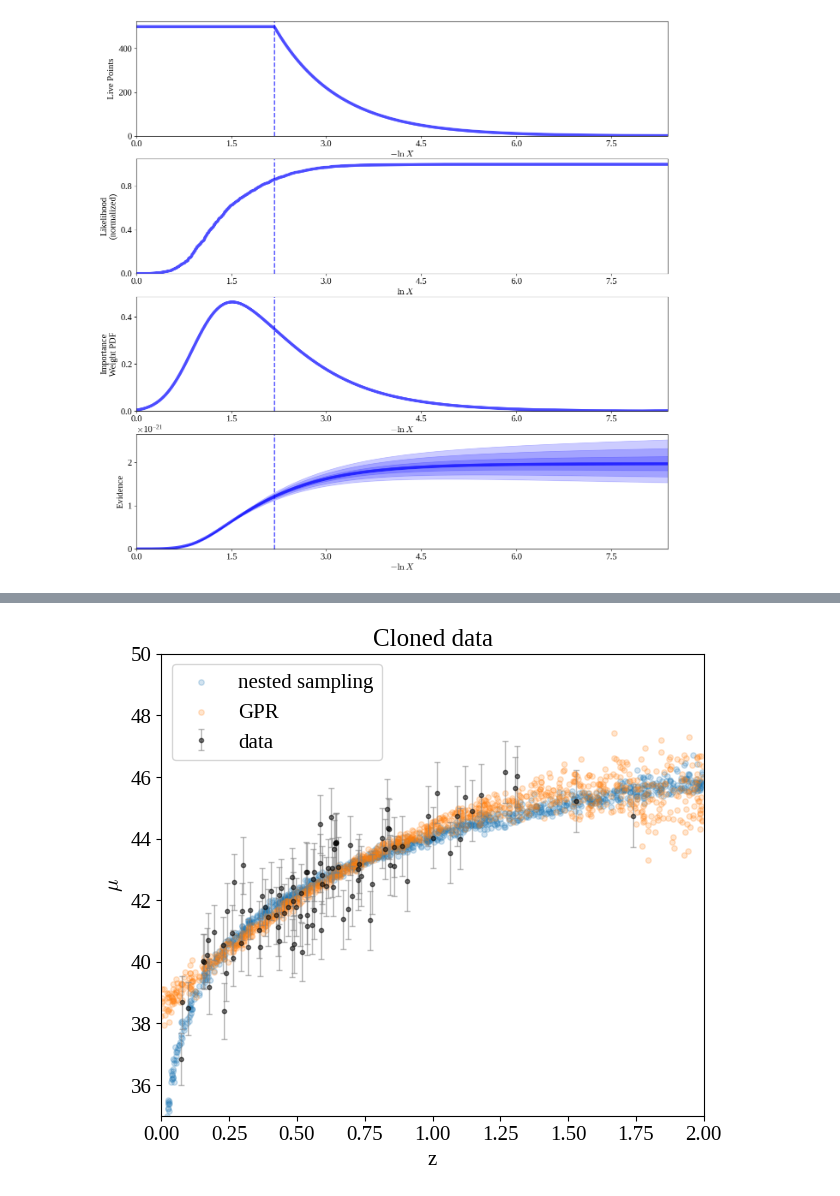
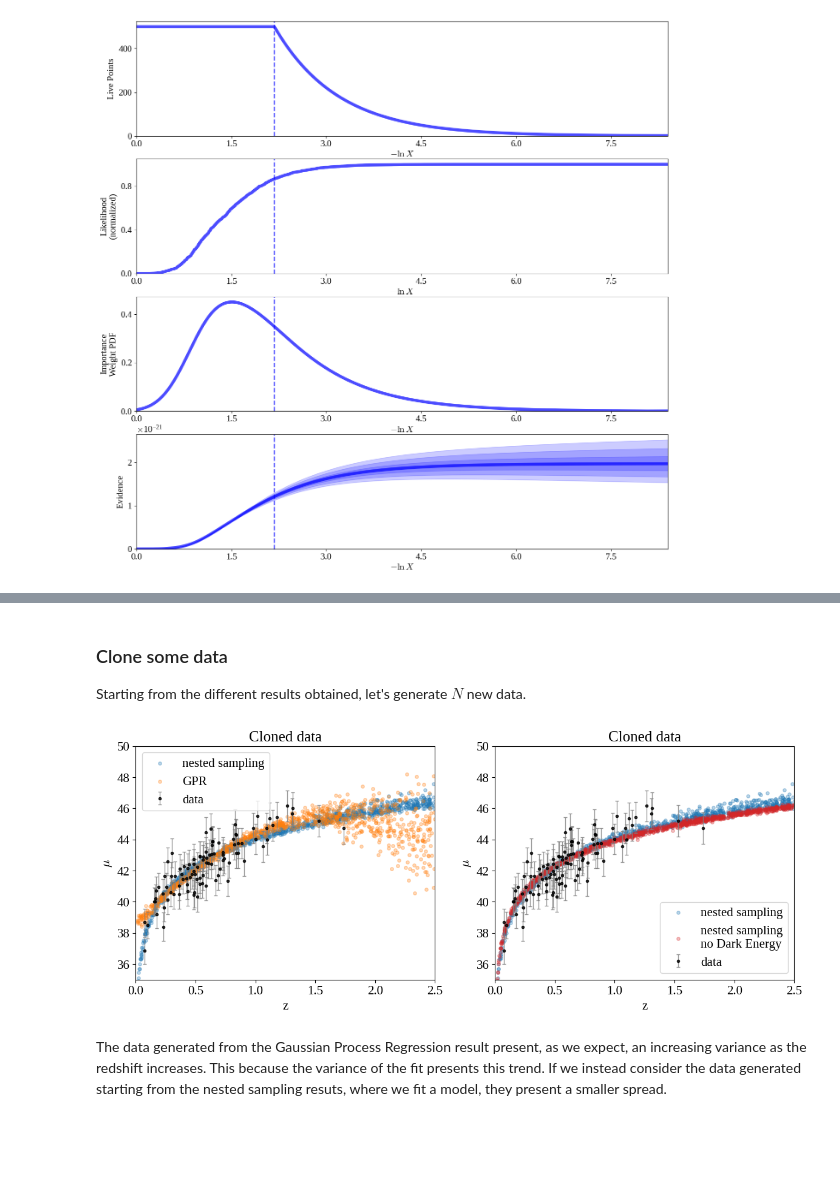
Before and after one commit to Alexpedro130/astrostatistics_bicocca_2023, a Jupyter notebook: working/L18_SN_distance_2.ipynb, the cells around one changed output, grey strips where cells are left out. Saved outputs shown, nothing was run; the diff lists cells and outputs as text; code cells hidden in the pictures; blank space fills up the shorter version.

```diff
--- a/working/L18_SN_distance_2.ipynb
+++ b/working/L18_SN_distance_2.ipynb
@@ -240,18 +300,18 @@ H0 = 57.78 + 4.15 - 3.98
 # %%
-sample100_noDM = samples_eq_noDM[np.random.choice(range(len(samples_eq_noDM)), 100)]
+sample100_noDE = samples_eq_noDE[np.random.choice(range(len(samples_eq_noDE)), 100)]
 
 zgrid = np.linspace(0.01,1.9,100)
 
-for H0 in sample100_noDM:
-    model_spread_noDM = model_noDM(float(H0), 1, zgrid)
-    plt.plot(zgrid, model_spread_noDM, alpha=0.2, color='C0', lw=0.5)
+for H0 in sample100_noDE:
+    model_spread_noDE = model_noDE(float(H0), 1, zgrid)
+    plt.plot(zgrid, model_spread_noDE, alpha=0.2, color='C0', lw=0.5)
 
 plt.errorbar(z_sample, mu_sample, dmu, fmt='.k', ecolor='gray', capsize=2, lw=1, label='data')
 plt.xlabel("z")
 plt.ylabel("$\mu$")
 plt.xlim(0,2)
 plt.ylim(35,50)
-plt.title('Posterior spread no DM model')
+plt.title('Posterior spread no DE model')
 plt.plot(zgrid, true_model, c='Cyan', lw=1, label='True model')
 plt.legend()
 plt.show()
@@ -394,29 +464,58 @@ plt.show()
+# %% [markdown]
+### Clone some data
+
+Starting from the different results obtained, let's generate $N$ new data.
 # %%
 #clone some data
 
 N=1000
 
-z_clone=np.random.uniform(0,2,N)
+z_clone=np.random.uniform(0.01,2.5,N)
 mu_model=[]
 mu_gpr=[]
+mu_noDE=[]
 for z in z_clone:
     par = samples_eq[np.random.choice(samples_eq.shape[0])]
     mu_model.append(model(par, z))
 
+    par_noDE = samples_eq_noDE[np.random.choice(samples_eq_noDE.shape[0])]
+    mu_noDE.append(model_noDE(par_noDE[0], 1, z))
+
     mu_fit, sigma = gaussian_process.predict([[z]], return_std=True)
     mu_gpr.append(np.random.normal(loc=mu_fit,scale=sigma))
 # %%
-plt.errorbar(z_sample, mu_sample, dmu, fmt='.k', ecolor='gray', capsize=2, lw=1, alpha=0.5, label='data')
+fig = plt.figure(figsize=(14, 5))
 
-plt.scatter(z_clone,mu_model,alpha=0.2, s=15,label="nested sampling")
-plt.scatter(z_clone,mu_gpr,alpha=0.2, s=15, label='GPR')
+ax = fig.add_subplot(121)
+
+plt.errorbar(z_sample, mu_sample, dmu, fmt='.k', ecolor='gray', capsize=2, lw=1, alpha=0.8, label='data')
+
+plt.scatter(z_clone,mu_model,alpha=0.3, s=15,label="nested sampling")
+plt.scatter(z_clone,mu_gpr,alpha=0.3, s=15, label='GPR')
 
 plt.xlabel("z")
 plt.ylabel("$\mu$")
-plt.xlim(0,2)
+plt.xlim(0,2.5)
 plt.ylim(35,50)
 plt.title("Cloned data")
 plt.legend(loc='upper left')
+
+ax = fig.add_subplot(122)
+
+plt.errorbar(z_sample, mu_sample, dmu, fmt='.k', ecolor='gray', capsize=2, lw=1, alpha=0.8, label='data')
+
+plt.scatter(z_clone,mu_model,alpha=0.3, s=15,label="nested sampling")
+plt.scatter(z_clone,mu_noDE,alpha=0.3, s=15, label='nested sampling\nno Dark Energy', color='C3')
+
+plt.xlabel("z")
+plt.ylabel("$\mu$")
+plt.xlim(0,2.5)
+plt.ylim(35,50)
+plt.title("Cloned data")
+plt.legend(loc='lower right')
+
 plt.show()
 # %% [output]
-[figure, old version]
+[figure, new version]
+# %% [markdown]
+The data generated from the Gaussian Process Regression result present, as we expect, an increasing variance as the redshift increases. This because the variance of the fit presents this trend. If we instead consider the data generated starting from the nested sampling resuts, where we fit a model, they present a smaller spread.
```
Also changed, not shown: parts of 42 cells of this notebook.
